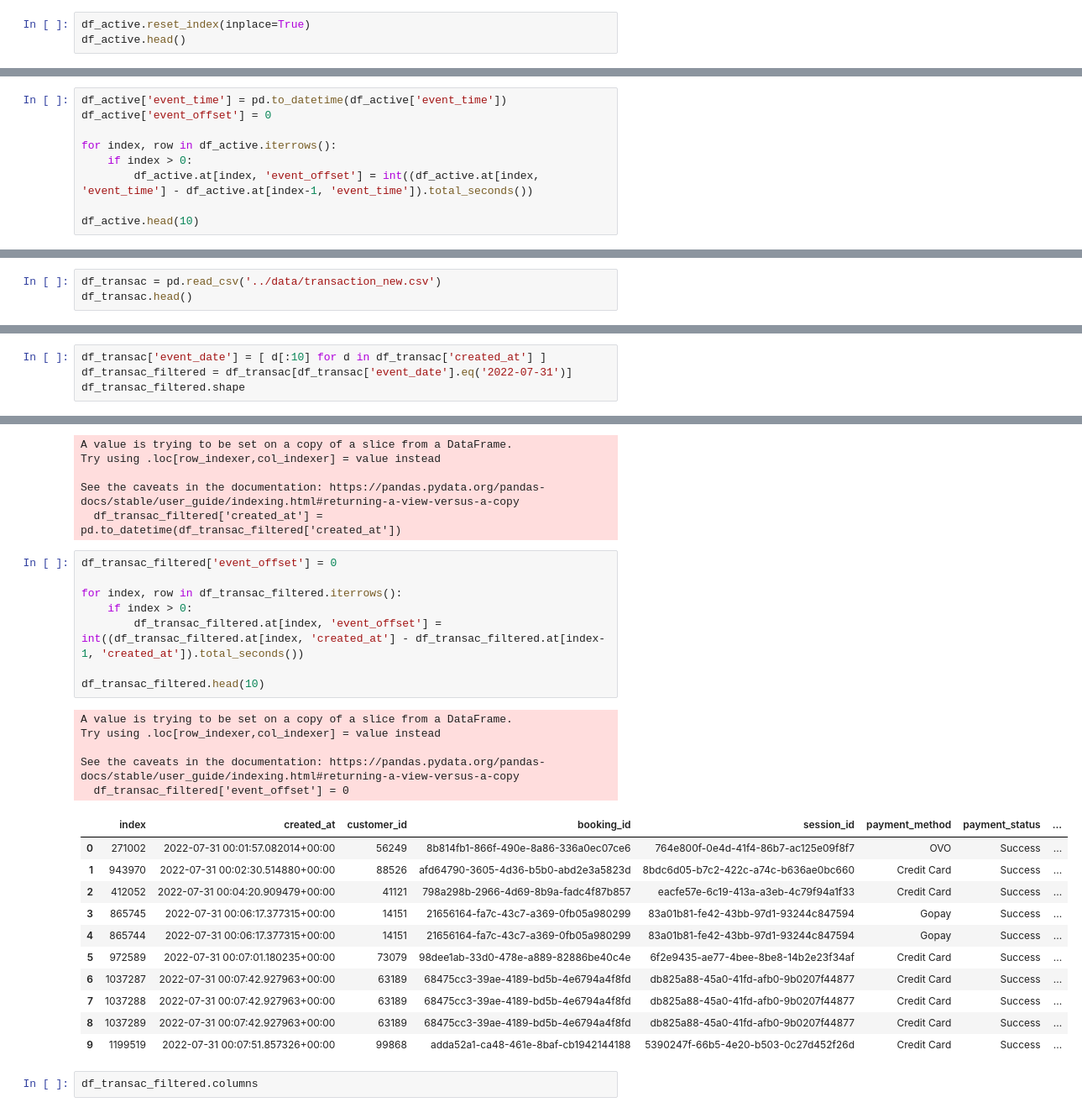
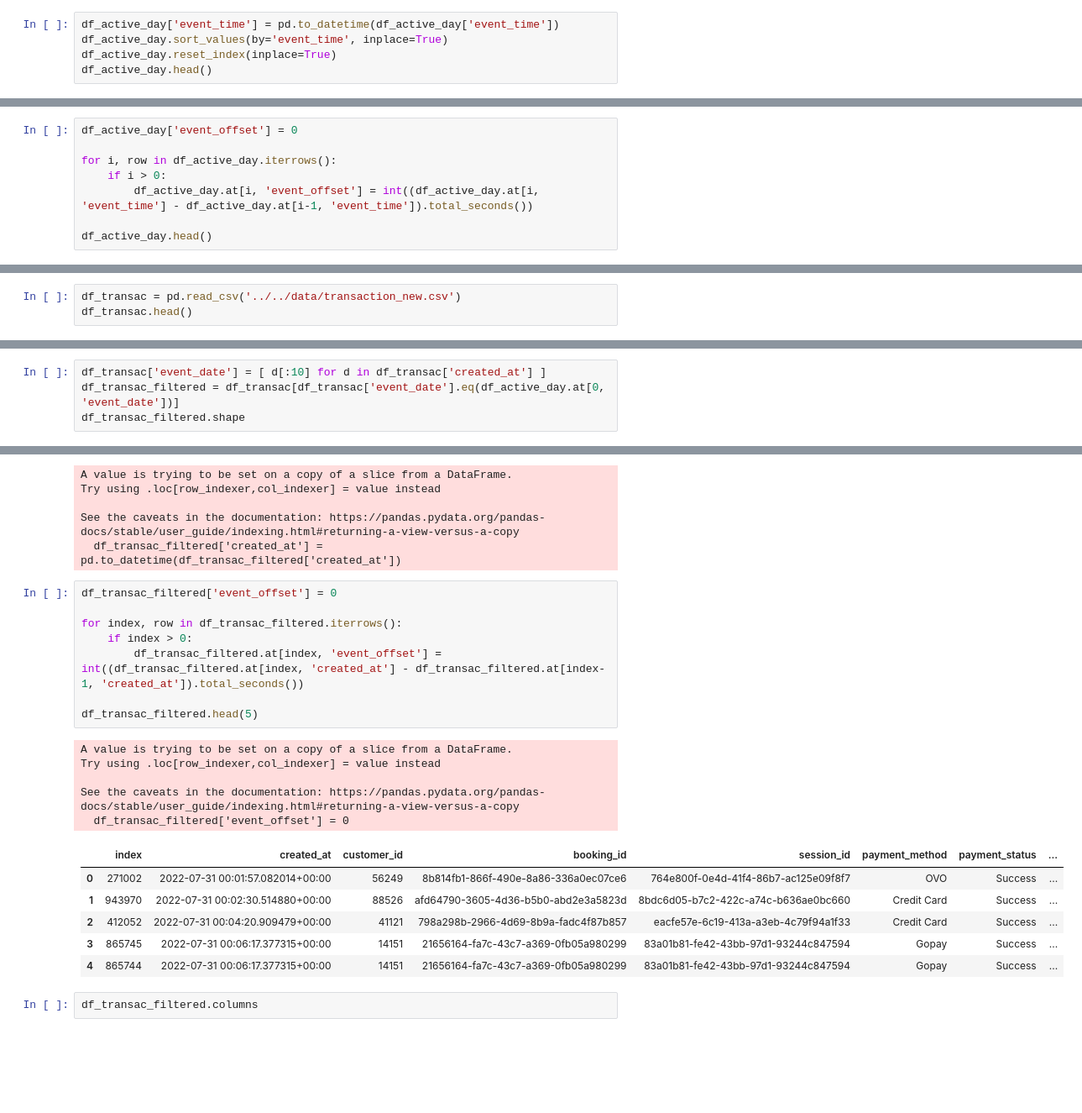
Before and after one commit to HoracioSoldman/realtime-events-analytics, a Jupyter notebook: data-exploration/most_active_day.ipynb, the cells around one changed output, grey strips where cells are left out. Shown at 84% size. Drawn from its saved outputs; the diff is of its cells as text; blank space fills up the shorter version.

```diff
--- a/lab.ipynb
+++ b/data-exploration/most_active_day.ipynb
@@ -47,4 +50,6 @@ df_active.head()
 # %%
-df_active.reset_index(inplace=True)
-df_active.head()
+df_active_day['event_time'] = pd.to_datetime(df_active_day['event_time'])
+df_active_day.sort_values(by='event_time', inplace=True)
+df_active_day.reset_index(inplace=True)
+df_active_day.head()
 # %% [output]
@@ -57,10 +62,9 @@ df_active.head()
 # %%
-df_active['event_time'] = pd.to_datetime(df_active['event_time'])
-df_active['event_offset'] = 0
+df_active_day['event_offset'] = 0
 
-for index, row in df_active.iterrows():
-    if index > 0:
-        df_active.at[index, 'event_offset'] = int((df_active.at[index, 'event_time'] - df_active.at[index-1, 'event_time']).total_seconds())
+for i, row in df_active_day.iterrows():
+    if i > 0:
+        df_active_day.at[i, 'event_offset'] = int((df_active_day.at[i, 'event_time'] - df_active_day.at[i-1, 'event_time']).total_seconds())
 
-df_active.head(10)
+df_active_day.head()
 # %% [output]
@@ -99,5 +98,5 @@ df_active.to_csv('one-day-stream-filtered.csv')
 # %%
-df_transac = pd.read_csv('../data/transaction_new.csv')
+df_transac = pd.read_csv('../../data/transaction_new.csv')
 df_transac.head()
 # %% [output]
 |  | created_at | customer_id | booking_id | session_id | payment_method | payment_status | promo_amount | ... |
@@ -108,7 +107,7 @@ df_transac.head()
 | 4 | 2018-12-18T11:20:30.365620Z | 4774 | 0efc0594-dbbf-4f9a-b0b0-a488cfddf8a2 | df1042ab-13e6-4072-b9d2-64a81974c51a | Credit Card | Success | 0 | ... |
 # %%
 df_transac['event_date'] = [ d[:10] for d in df_transac['created_at'] ]
-df_transac_filtered = df_transac[df_transac['event_date'].eq('2022-07-31')]
+df_transac_filtered = df_transac[df_transac['event_date'].eq(df_active_day.at[0, 'event_date'])]
 df_transac_filtered.shape
 # %% [output]
 (1667, 17)
@@ -147,28 +139,23 @@ See the caveats in the documentation: https://pandas.pydata.org/pandas-docs/stab
 # %%
 df_transac_filtered['event_offset'] = 0
 
 for index, row in df_transac_filtered.iterrows():
     if index > 0:
         df_transac_filtered.at[index, 'event_offset'] = int((df_transac_filtered.at[index, 'created_at'] - df_transac_filtered.at[index-1, 'created_at']).total_seconds())
 
-df_transac_filtered.head(10)
+df_transac_filtered.head(5)
 # %% [output]
 A value is trying to be set on a copy of a slice from a DataFrame.
 Try using .loc[row_indexer,col_indexer] = value instead
 
 See the caveats in the documentation: https://pandas.pydata.org/pandas-docs/stable/user_guide/indexing.html#returning-a-view-versus-a-copy
   df_transac_filtered['event_offset'] = 0
 |  | index | created_at | customer_id | booking_id | session_id | payment_method | payment_status | ... |
 | 0 | 271002 | 2022-07-31 00:01:57.082014+00:00 | 56249 | 8b814fb1-866f-490e-8a86-336a0ec07ce6 | 764e800f-0e4d-41f4-86b7-ac125e09f8f7 | OVO | Success | ... |
 | 1 | 943970 | 2022-07-31 00:02:30.514880+00:00 | 88526 | afd64790-3605-4d36-b5b0-abd2e3a5823d | 8bdc6d05-b7c2-422c-a74c-b636ae0bc660 | Credit Card | Success | ... |
 | 2 | 412052 | 2022-07-31 00:04:20.909479+00:00 | 41121 | 798a298b-2966-4d69-8b9a-fadc4f87b857 | eacfe57e-6c19-413a-a3eb-4c79f94a1f33 | Credit Card | Success | ... |
 | 3 | 865745 | 2022-07-31 00:06:17.377315+00:00 | 14151 | 21656164-fa7c-43c7-a369-0fb05a980299 | 83a01b81-fe42-43bb-97d1-93244c847594 | Gopay | Success | ... |
 | 4 | 865744 | 2022-07-31 00:06:17.377315+00:00 | 14151 | 21656164-fa7c-43c7-a369-0fb05a980299 | 83a01b81-fe42-43bb-97d1-93244c847594 | Gopay | Success | ... |
-| 5 | 972589 | 2022-07-31 00:07:01.180235+00:00 | 73079 | 98dee1ab-33d0-478e-a889-82886be40c4e | 6f2e9435-ae77-4bee-8be8-14b2e23f34af | Credit Card | Success | ... |
-| 6 | 1037287 | 2022-07-31 00:07:42.927963+00:00 | 63189 | 68475cc3-39ae-4189-bd5b-4e6794a4f8fd | db825a88-45a0-41fd-afb0-9b0207f44877 | Credit Card | Success | ... |
-| 7 | 1037288 | 2022-07-31 00:07:42.927963+00:00 | 63189 | 68475cc3-39ae-4189-bd5b-4e6794a4f8fd | db825a88-45a0-41fd-afb0-9b0207f44877 | Credit Card | Success | ... |
-| 8 | 1037289 | 2022-07-31 00:07:42.927963+00:00 | 63189 | 68475cc3-39ae-4189-bd5b-4e6794a4f8fd | db825a88-45a0-41fd-afb0-9b0207f44877 | Credit Card | Success | ... |
-| 9 | 1199519 | 2022-07-31 00:07:51.857326+00:00 | 99868 | adda52a1-ca48-461e-8baf-cb1942144188 | 5390247f-66b5-4e20-b503-0c27d452f26d | Credit Card | Success | ... |
 # %%
 df_transac_filtered.columns
 # %% [output]
```
Also changed, not shown: parts of 13 cells of this notebook, 4 other files.
